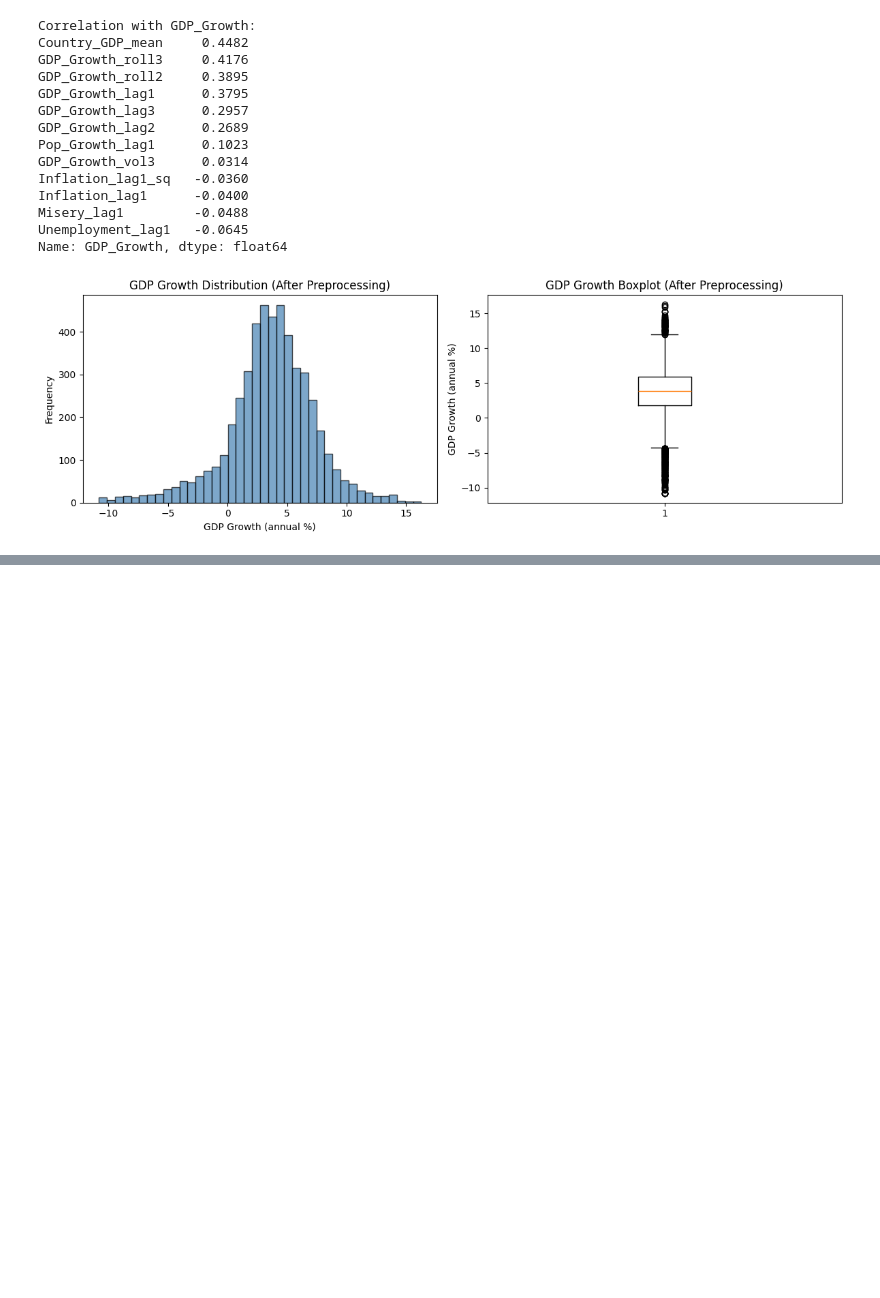
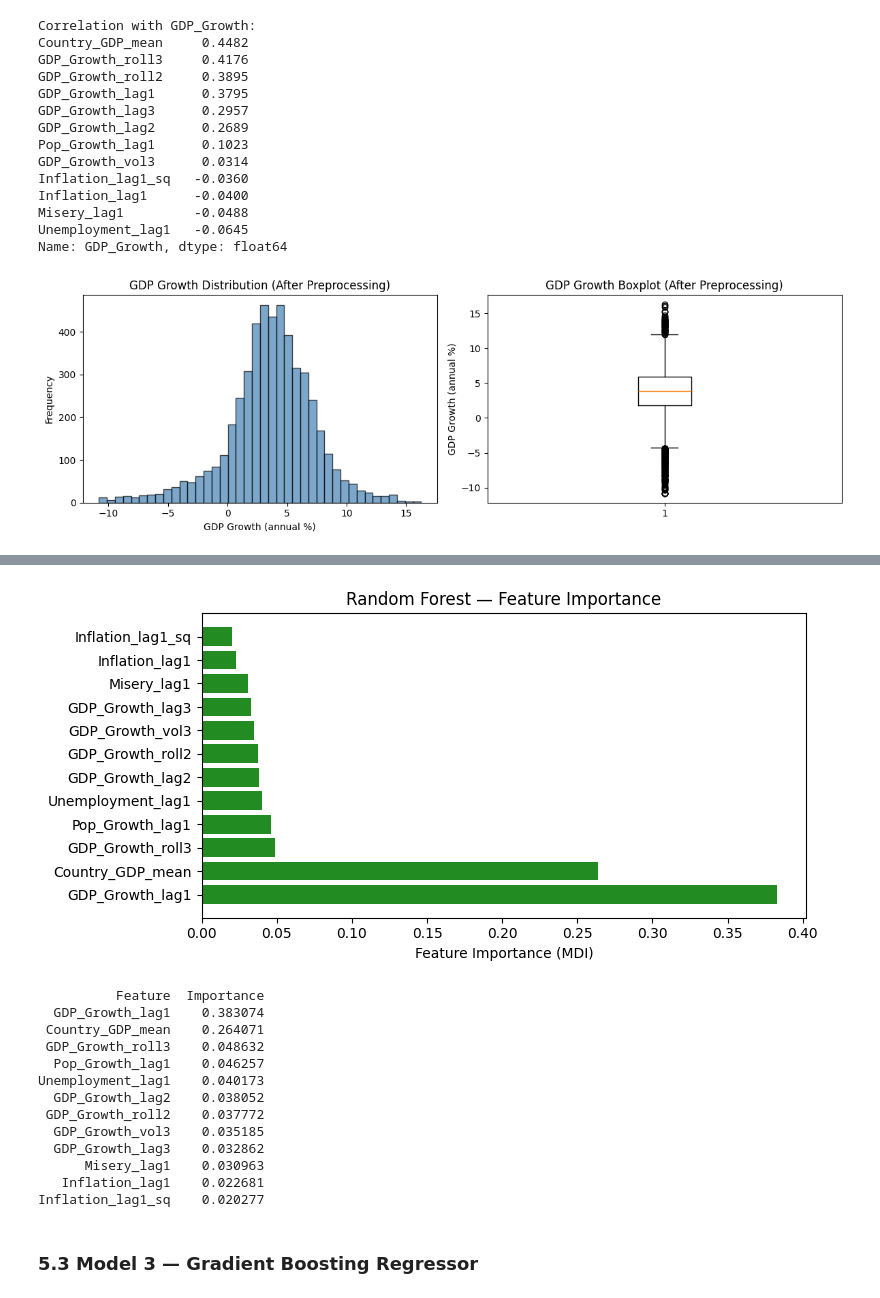
Before and after one commit to wasaldev/24077342-Data-Science-Machine-Learning-GDP-Growth-Prediction, a Jupyter notebook: 24077342_Data_Science_Project.ipynb, the cells around one changed output, grey strips where cells are left out. Saved outputs shown, nothing was run; the diff lists cells and outputs as text; code cells hidden in the pictures; blank space fills up the shorter version.

```diff
--- a/24077342_Data_Science_Project.ipynb
+++ b/24077342_Data_Science_Project.ipynb
@@ -579,0 +796,24 @@ plt.show()
+# %%
+# ============================================================
+# Random Forest with hyperparameter tuning (uses scaled data)
+# ============================================================
+rf_params = {
+    "n_estimators": [100, 200, 300],
+    "max_depth":    [8, 12, 16, None],
+    "min_samples_split": [5, 10],
+    "min_samples_leaf":  [2, 4]
+}
+
+rf_search = GridSearchCV(
+    RandomForestRegressor(random_state=42, n_jobs=-1),
+    rf_params, cv=5, scoring="r2", n_jobs=-1, verbose=0
+)
+rf_search.fit(X_train_scaled, y_train)
+
+print(f"Best params: {rf_search.best_params_}")
+print(f"Best CV R²:  {rf_search.best_score_:.4f}")
+
+rf_model = rf_search.best_estimator_
+rf_pred  = rf_model.predict(X_test_scaled)
+
+evaluate_model("Random Forest", y_test, rf_pred)
@@ -579,0 +831,34 @@ plt.show()
+# %%
+# ============================================================
+# Random Forest: Feature importance (built-in MDI)
+# ============================================================
+rf_importance = pd.DataFrame({
+    "Feature": FEATURES,
+    "Importance": rf_model.feature_importances_
+}).sort_values("Importance", ascending=False)
+
+fig, ax = plt.subplots(figsize=(8, 4))
+ax.barh(rf_importance["Feature"], rf_importance["Importance"], color='forestgreen')
+ax.set_xlabel("Feature Importance (MDI)")
+ax.set_title("Random Forest — Feature Importance")
+plt.tight_layout()
+plt.show()
+
+print(rf_importance.to_string(index=False))
+# %% [output]
+[figure, added]
+          Feature  Importance
+  GDP_Growth_lag1    0.383074
+ Country_GDP_mean    0.264071
+ GDP_Growth_roll3    0.048632
+  Pop_Growth_lag1    0.046257
+Unemployment_lag1    0.040173
+  GDP_Growth_lag2    0.038052
+ GDP_Growth_roll2    0.037772
+  GDP_Growth_vol3    0.035185
+  GDP_Growth_lag3    0.032862
+      Misery_lag1    0.030963
+   Inflation_lag1    0.022681
+Inflation_lag1_sq    0.020277
+# %% [markdown]
+### 5.3 Model 3 — Gradient Boosting Regressor
```
Also changed, not shown: parts of 14 cells of this notebook.
